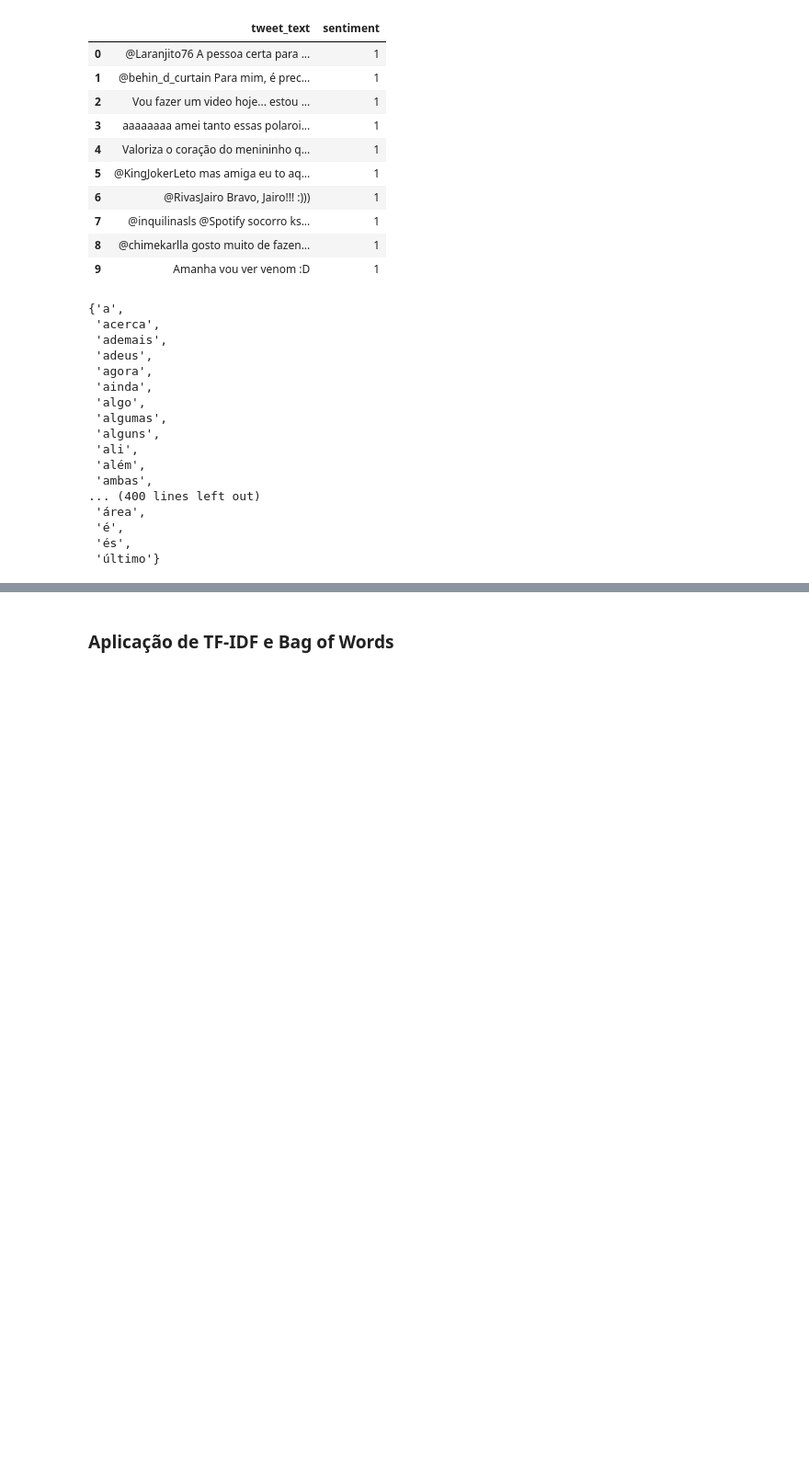
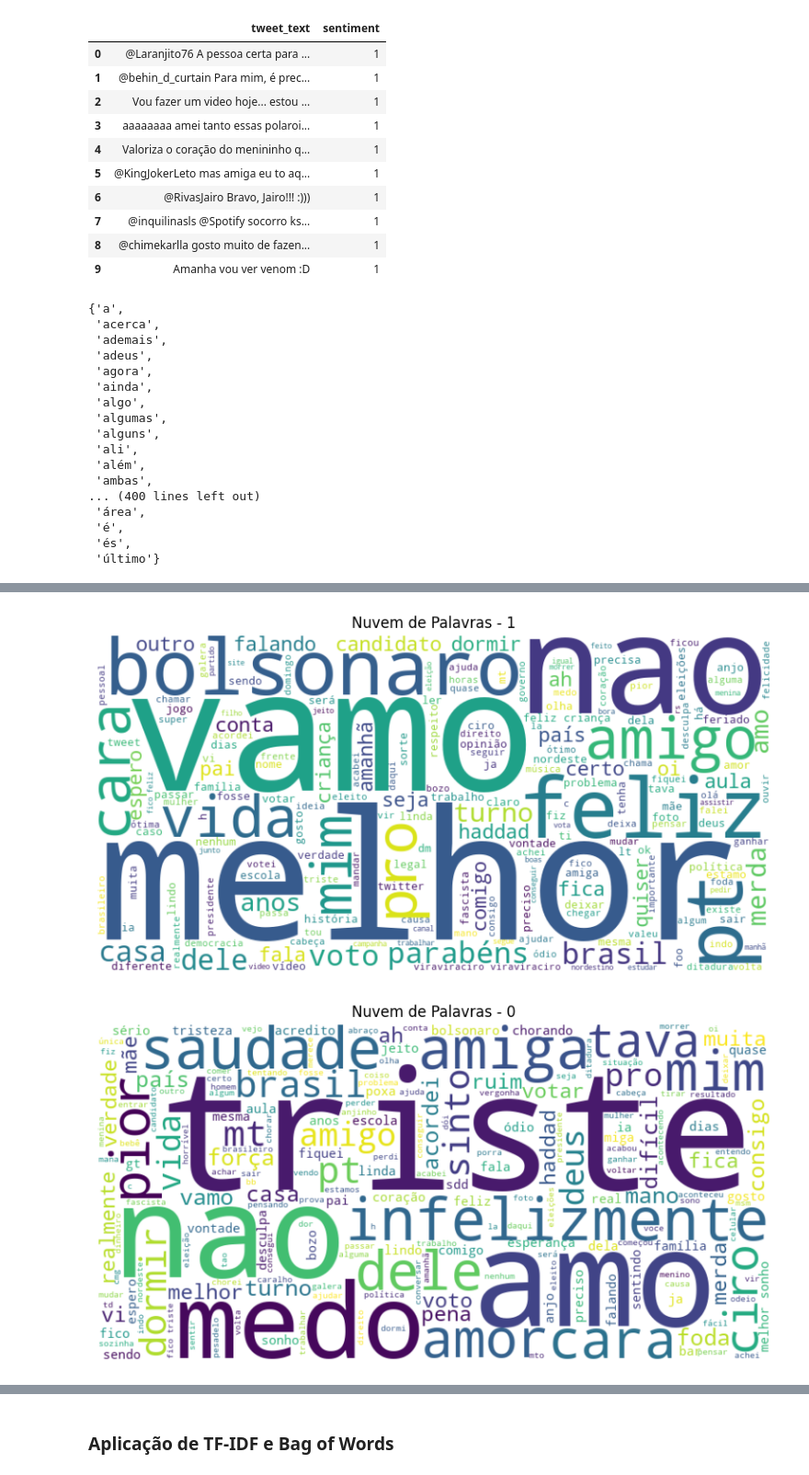
Before and after one commit to EvertonTeix/CdD_2025.2, a Jupyter notebook: notebooks/T3/Processamento de linguagem natural/sentimentos_twitter.ipynb, the cells around one changed output, grey strips where cells are left out. Shown at 92% size. Cells and saved outputs as stored; diff of their text form; code cells hidden in the pictures; blank space fills up the shorter version.

```diff
--- a/notebooks/T3/Processamento de linguagem natural/sentimentos_twitter.ipynb
+++ b/notebooks/T3/Processamento de linguagem natural/sentimentos_twitter.ipynb
@@ -232,0 +188,5 @@ plt.show()
+# %%
+pg.plot_wordcloud_por_categoria(base_twitter, coluna_texto="tweet_text", coluna_categoria="sentiment")
+# %% [output]
+[figure, added]
+[figure, added]
```
Also changed, not shown: parts of 23 cells of this notebook, 3 other files.
